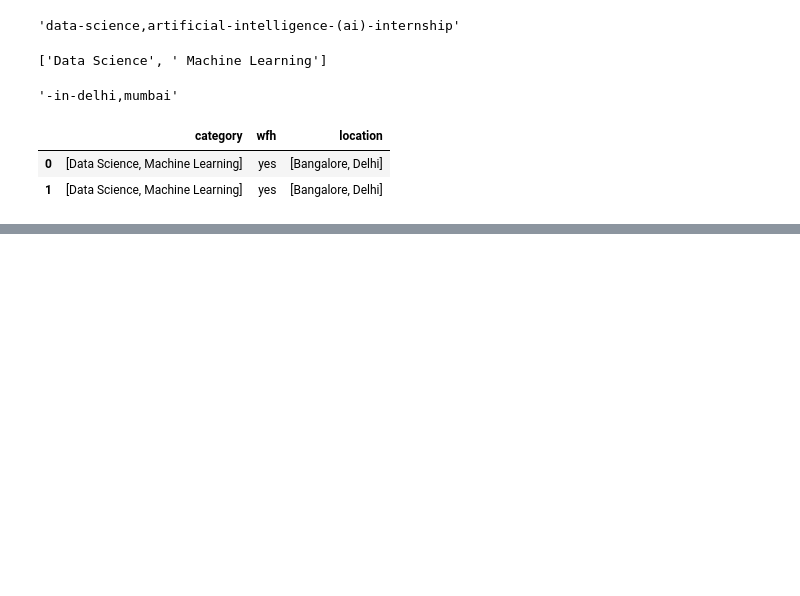
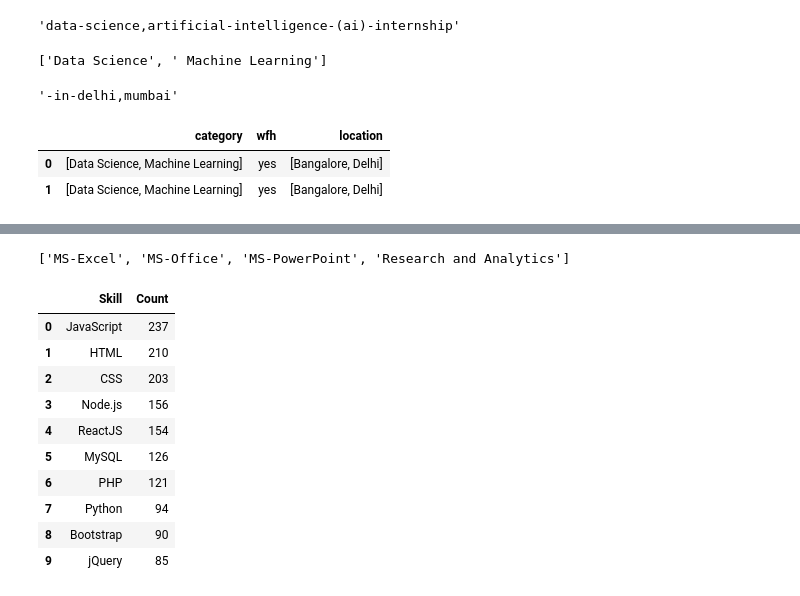
Before and after one commit to rishi5565/internshala_project_v2, a Jupyter notebook: notebooks/experiment.ipynb, the cells around one changed output, grey strips where cells are left out. Saved outputs shown, nothing was run; the diff lists cells and outputs as text; code cells hidden in the pictures; blank space fills up the shorter version.

```diff
--- a/notebooks/experiment.ipynb
+++ b/notebooks/experiment.ipynb
@@ -281,0 +332,2 @@ df
+# %%
+df["apply_by"] = pd.to_datetime(df["apply_by"], errors="raise")
@@ -281,0 +350,8 @@ df
+# %%
+df["applicants"] = df["applicants"].str.replace("Be an early applicant", "0")
+df["applicants"] = df["applicants"].apply(lambda x: x.split(" ")[0])
+df["applicants"] = df["applicants"].str.replace("+", "", regex=True)
+df["applicants"] = df["applicants"].apply(lambda x: float(x.strip()) if x.strip().isnumeric() else np.NaN)
+# %%
+import ast
+df["skills"] = df["skills"].apply(lambda x: ast.literal_eval(x))
@@ -281,0 +374,28 @@ df
+# %%
+df["skills"][0]
+# %% [output]
+['MS-Excel', 'MS-Office', 'MS-PowerPoint', 'Research and Analytics']
+# %%
+from collections import Counter
+import operator
+
+s_list = []
+for i in df["skills"]:
+    s_list += i
+
+skill_cnt = dict(Counter(s_list))
+skill_cnt_dict = dict(sorted(skill_cnt.items(), key=operator.itemgetter(1),reverse=True))
+skill_count_df = pd.DataFrame(skill_cnt_dict.items(), columns=['Skill', 'Count'])
+skill_count_df[:10]
+# %% [output]
+|  | Skill | Count |
+| 0 | JavaScript | 237 |
+| 1 | HTML | 210 |
+| 2 | CSS | 203 |
+| 3 | Node.js | 156 |
+| 4 | ReactJS | 154 |
+| 5 | MySQL | 126 |
+| 6 | PHP | 121 |
+| 7 | Python | 94 |
+| 8 | Bootstrap | 90 |
+| 9 | jQuery | 85 |
```
Also changed, not shown: parts of 20 cells of this notebook, 9 other files.
